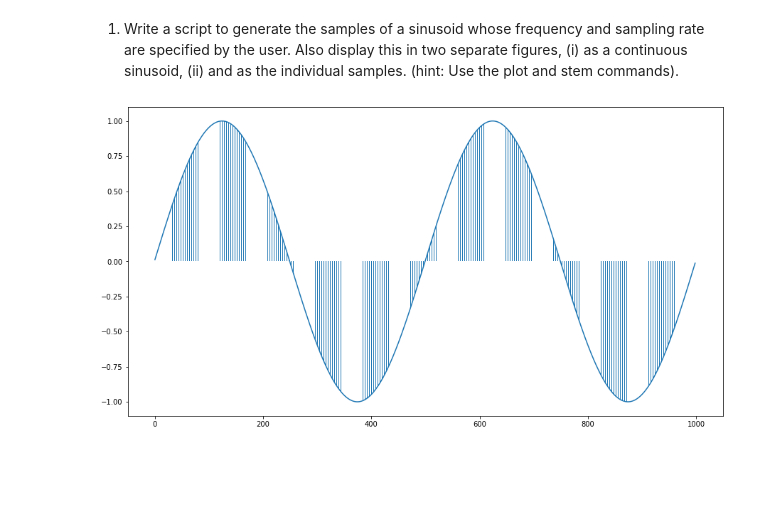
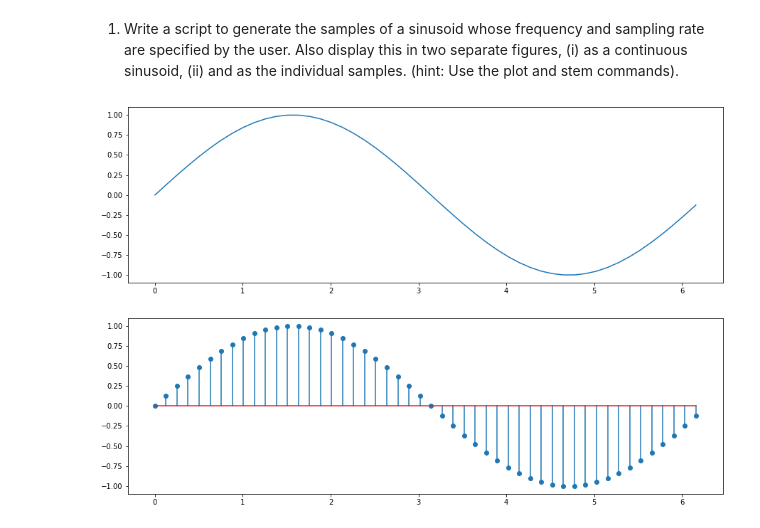
Before and after one commit to Bhavnicksm/dsp_lab_notebooks, a Jupyter notebook: EE333_Lab_1.ipynb, the cells around one changed output. Cells and saved outputs as stored; diff of their text form; code cells hidden in the pictures; blank space fills up the shorter version.

```diff
--- a/EE333_Lab_1.ipynb
+++ b/EE333_Lab_1.ipynb
@@ -13,19 +13,16 @@ by the user. Also display this in two separate figures, (i) as a continuous sinu
 individual samples. (hint: Use the plot and stem commands).
 # %%
 def sampling_sine(freq, rate):
-  lst = np.arange(1,1000,1)
-  wave = [np.sin(2*np.pi*freq*x) for x in lst]
-  wave_sampled=[]
-  for x in lst:
-    if x%rate==0:
-      wave_sampled.append(wave[x])
-    else: wave_sampled.append(0)
+  lst = np.arange(0,2*np.pi,2*np.pi*freq/rate)
+  wave = [np.sin(x) for x in lst]
 
-  plt.figure(figsize=(15,8))
-  plt.plot(wave)
-  plt.bar(x=lst,height=wave_sampled)
+  plt.figure(figsize=(15,10))
+  plt.subplot(211)
+  plt.plot(lst,wave)
+  plt.subplot(212)
+  plt.stem(lst,wave)
   plt.show()
-# %%
-sampling_sine(0.002,4)
-# %% [output]
-[figure, removed]
+# %%
+sampling_sine(2,100)
+# %% [output]
+[figure, added]
```
Also changed, not shown: parts of 7 cells of this notebook.
